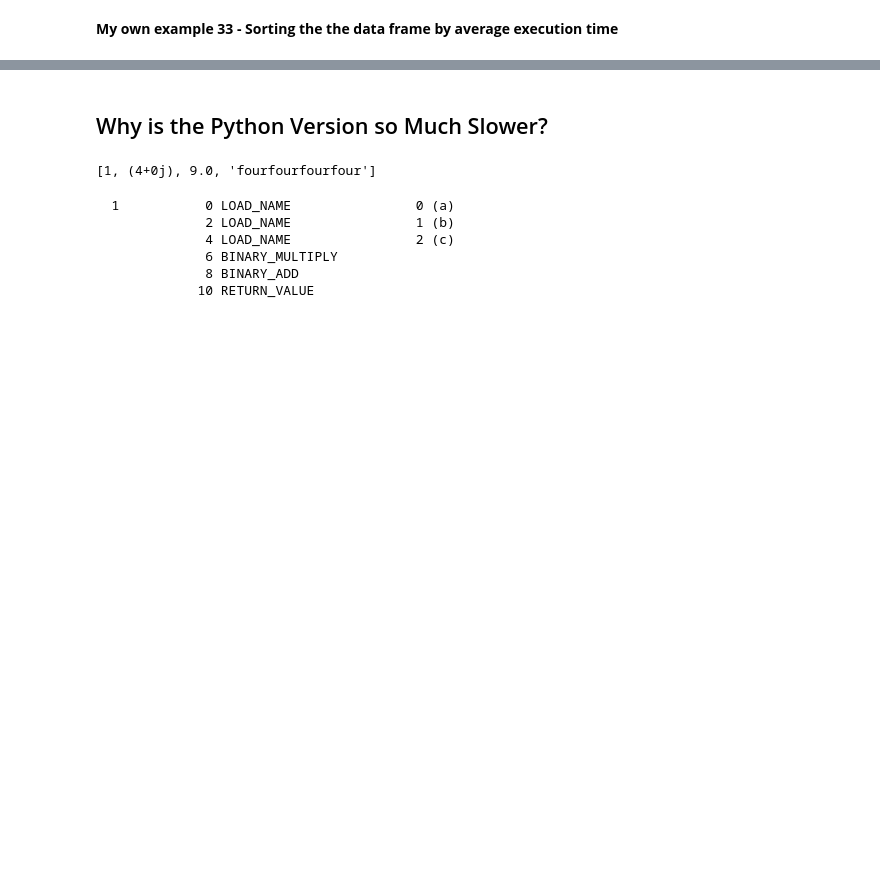
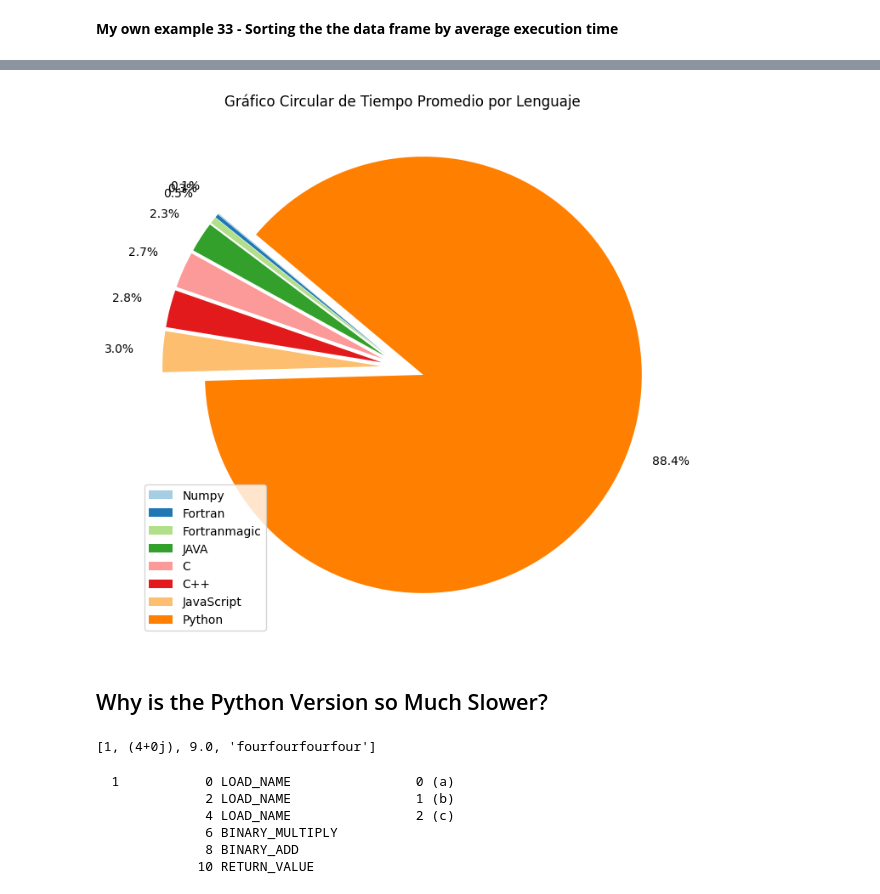
Before and after one commit to lpedraoss/Algorithm-labs, a Jupyter notebook: Laboratorio2/lpedraoss_Lab2.ipynb, the cells around one changed output, grey strips where cells are left out. Drawn from its saved outputs; the diff is of its cells as text; code cells hidden in the pictures; blank space fills up the shorter version.

```diff
--- a/Laboratorio2/lpedraoss_Lab2.ipynb
+++ b/Laboratorio2/lpedraoss_Lab2.ipynb
@@ -1131,3 +1216,28 @@ print(sorted_df)
+# %%
+# Etiquetas personalizadas para el gráfico circular
+labels = df['Lenguaje']
+sizes = df['Tiempo Promedio']
+colors = plt.cm.Paired(range(len(df)))
+
+# Ajusta la posición de las etiquetas para evitar que queden muy pegadas
+explode = (0.1, 0.1, 0.1, 0.1, 0.1, 0.1, 0.1, 0.1)
+# Ajusta la posición de las etiquetas y los porcentajes
+label_distance = 1.2  # Ajusta esta distancia según tu preferencia
+
+# Crea el gráfico circular
+plt.figure(figsize=(8, 8))
+plt.pie(sizes, labels=None, autopct='%1.1f%%', startangle=140, colors=colors,
+        pctdistance=label_distance, labeldistance=label_distance, explode=explode)
+plt.legend(labels, loc='best')
+plt.axis('equal')  # Equal aspect ratio ensures that pie is drawn as a circle.
+
+# Añade un título
+plt.title('Gráfico Circular de Tiempo Promedio por Lenguaje')
+
+# Muestra el gráfico
+plt.show()
+# %% [output]
+[figure, added]
 # %% [markdown]
 ## Why is the Python Version so Much Slower?
 # %%
```
Also changed, not shown: parts of 39 cells of this notebook.
